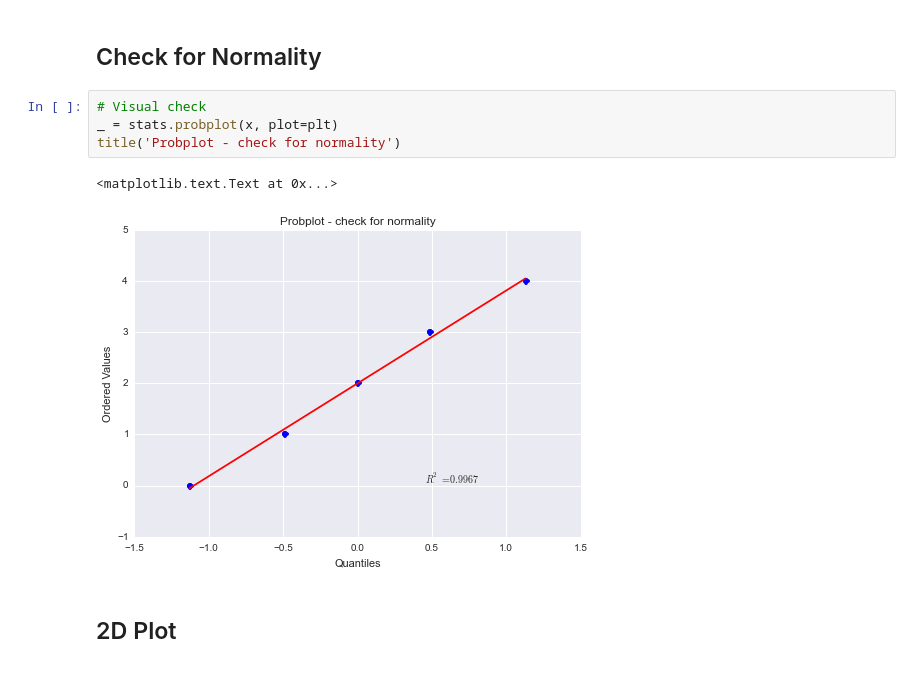
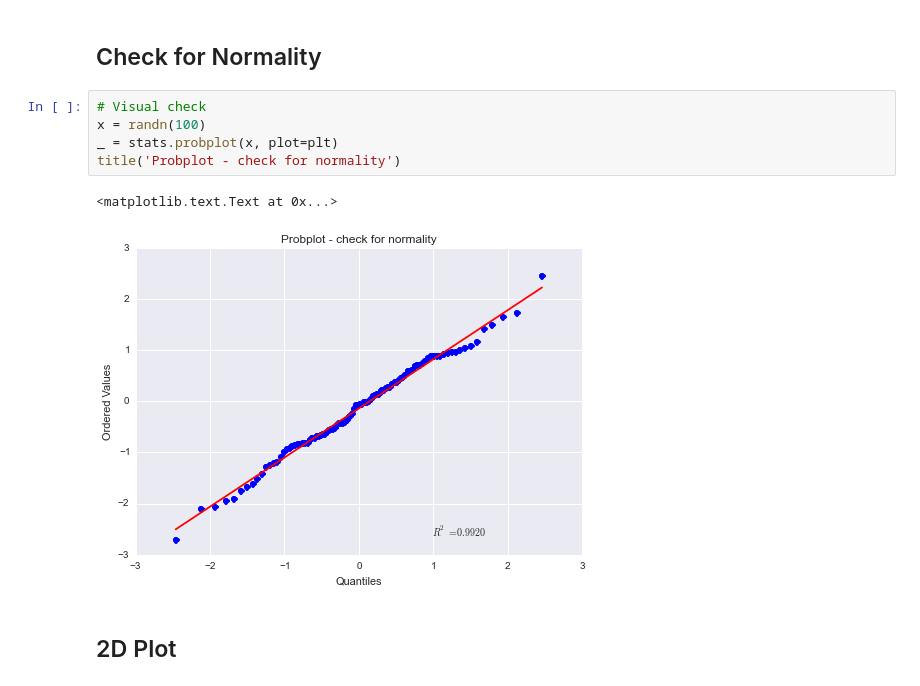
Before and after one commit to thomas-haslwanter/statsintro, a Jupyter notebook: ipynb/20_figs_BasicPrinciples.ipynb, the cells around one changed output. Cells and saved outputs as stored; diff of their text form.

```diff
--- a/ipynb/20_figs_BasicPrinciples.ipynb
+++ b/ipynb/20_figs_BasicPrinciples.ipynb
@@ -126,11 +126,12 @@ ylim([-0.2, 19])
 ## Check for Normality
 # %%
 # Visual check
+x = randn(100)
 _ = stats.probplot(x, plot=plt)
 title('Probplot - check for normality')
 # %% [output]
 <matplotlib.text.Text at 0x...>
-[figure, old version]
+[figure, new version]
 # %% [markdown]
 ## 2D Plot
 # %%
```
Also changed, not shown: parts of 9 cells of this notebook, 52 other files.
